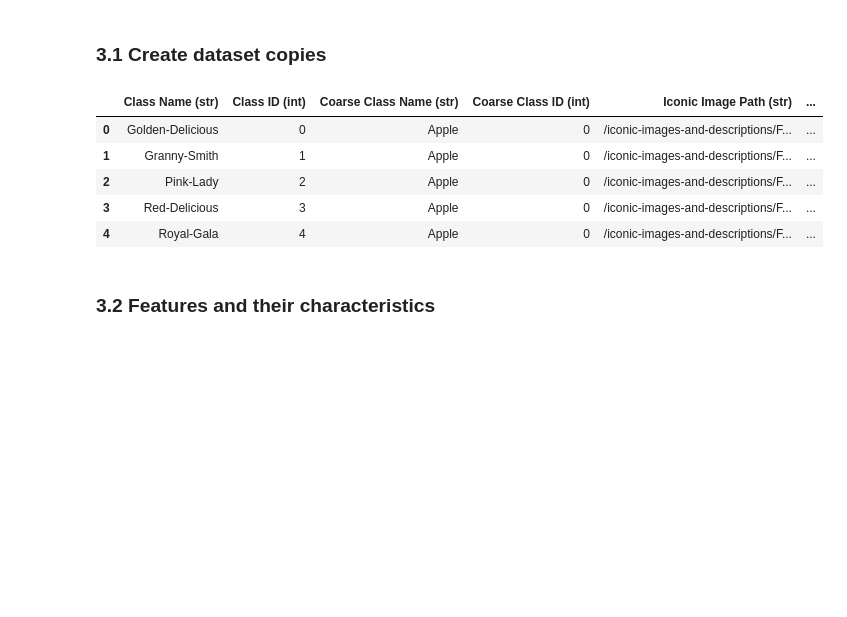
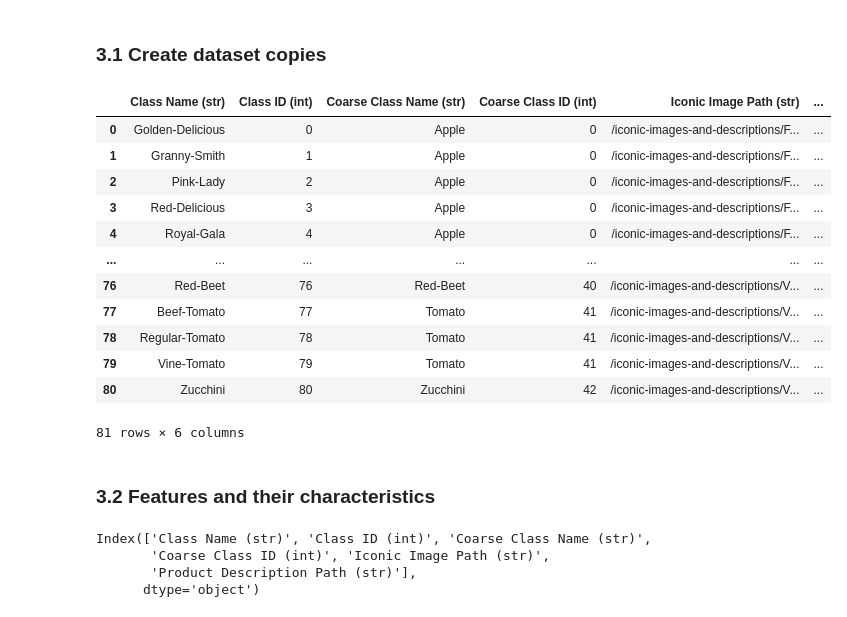
Before and after one commit to VeronicaTverdohleb/MALProject, a Jupyter notebook: FinalProject.ipynb, the cells around one changed output. Saved outputs shown, nothing was run; the diff lists cells and outputs as text; code cells hidden in the pictures; blank space fills up the shorter version.

```diff
--- a/FinalProject.ipynb
+++ b/FinalProject.ipynb
@@ -81,13 +93,27 @@ The dataset is divided into three subsets:
 ### 3.1 Create dataset copies
 # %%
 grocery_items_df = pd.DataFrame(classes)
-grocery_items_df.head()
+display(grocery_items_df)
 # %% [output]
 |  | Class Name (str) | Class ID (int) | Coarse Class Name (str) | Coarse Class ID (int) | Iconic Image Path (str) | ... |
 | 0 | Golden-Delicious | 0 | Apple | 0 | /iconic-images-and-descriptions/F... | ... |
 | 1 | Granny-Smith | 1 | Apple | 0 | /iconic-images-and-descriptions/F... | ... |
 | 2 | Pink-Lady | 2 | Apple | 0 | /iconic-images-and-descriptions/F... | ... |
 | 3 | Red-Delicious | 3 | Apple | 0 | /iconic-images-and-descriptions/F... | ... |
 | 4 | Royal-Gala | 4 | Apple | 0 | /iconic-images-and-descriptions/F... | ... |
+| ... | ... | ... | ... | ... | ... | ... |
+| 76 | Red-Beet | 76 | Red-Beet | 40 | /iconic-images-and-descriptions/V... | ... |
+| 77 | Beef-Tomato | 77 | Tomato | 41 | /iconic-images-and-descriptions/V... | ... |
+| 78 | Regular-Tomato | 78 | Tomato | 41 | /iconic-images-and-descriptions/V... | ... |
+| 79 | Vine-Tomato | 79 | Tomato | 41 | /iconic-images-and-descriptions/V... | ... |
+| 80 | Zucchini | 80 | Zucchini | 42 | /iconic-images-and-descriptions/V... | ... |
+81 rows × 6 columns
 # %% [markdown]
 ### 3.2 Features and their characteristics
+# %%
+grocery_items_df.columns
+# %% [output]
+Index(['Class Name (str)', 'Class ID (int)', 'Coarse Class Name (str)',
+       'Coarse Class ID (int)', 'Iconic Image Path (str)',
+       'Product Description Path (str)'],
+      dtype='object')
```
Also changed, not shown: parts of 11 cells of this notebook.
